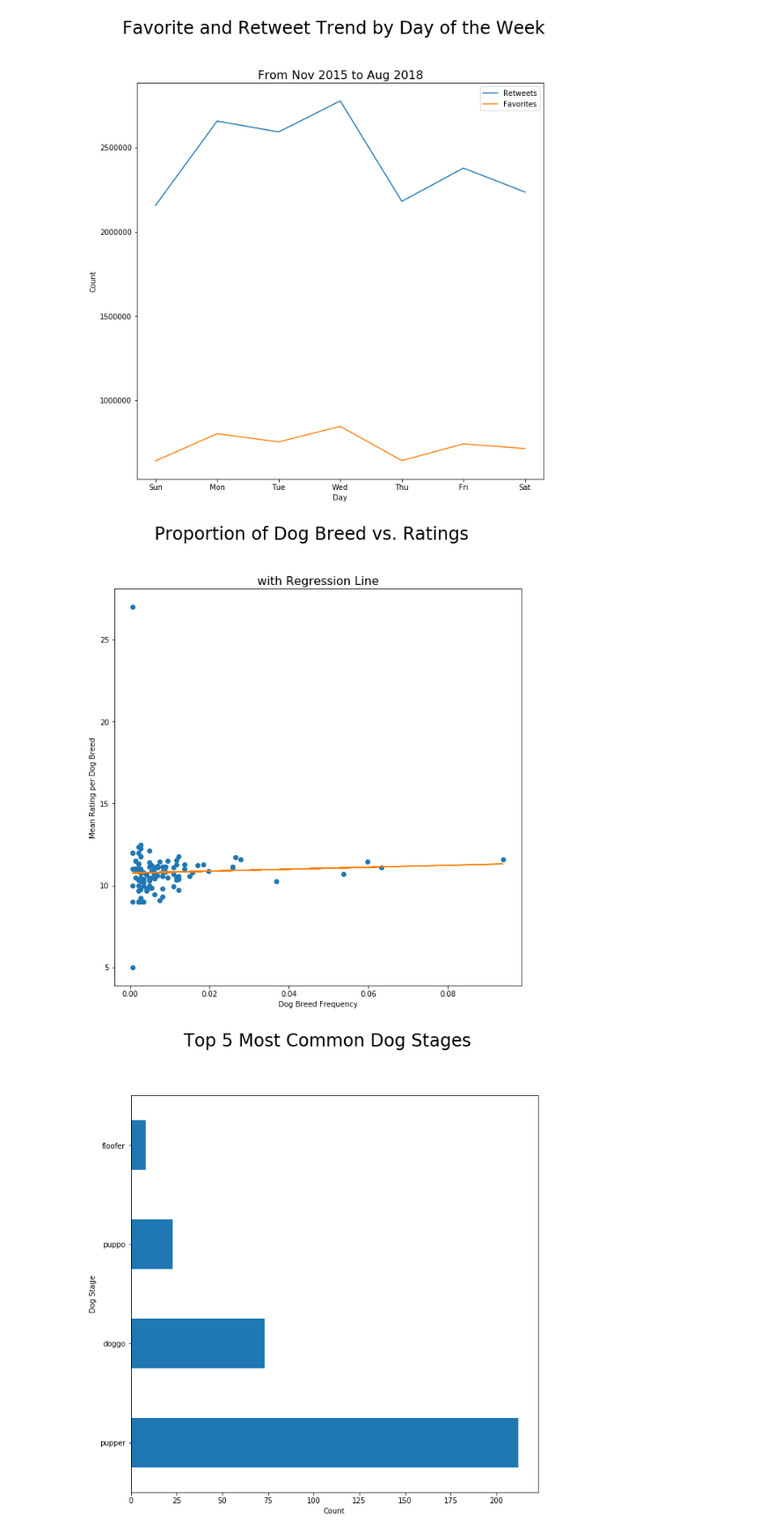
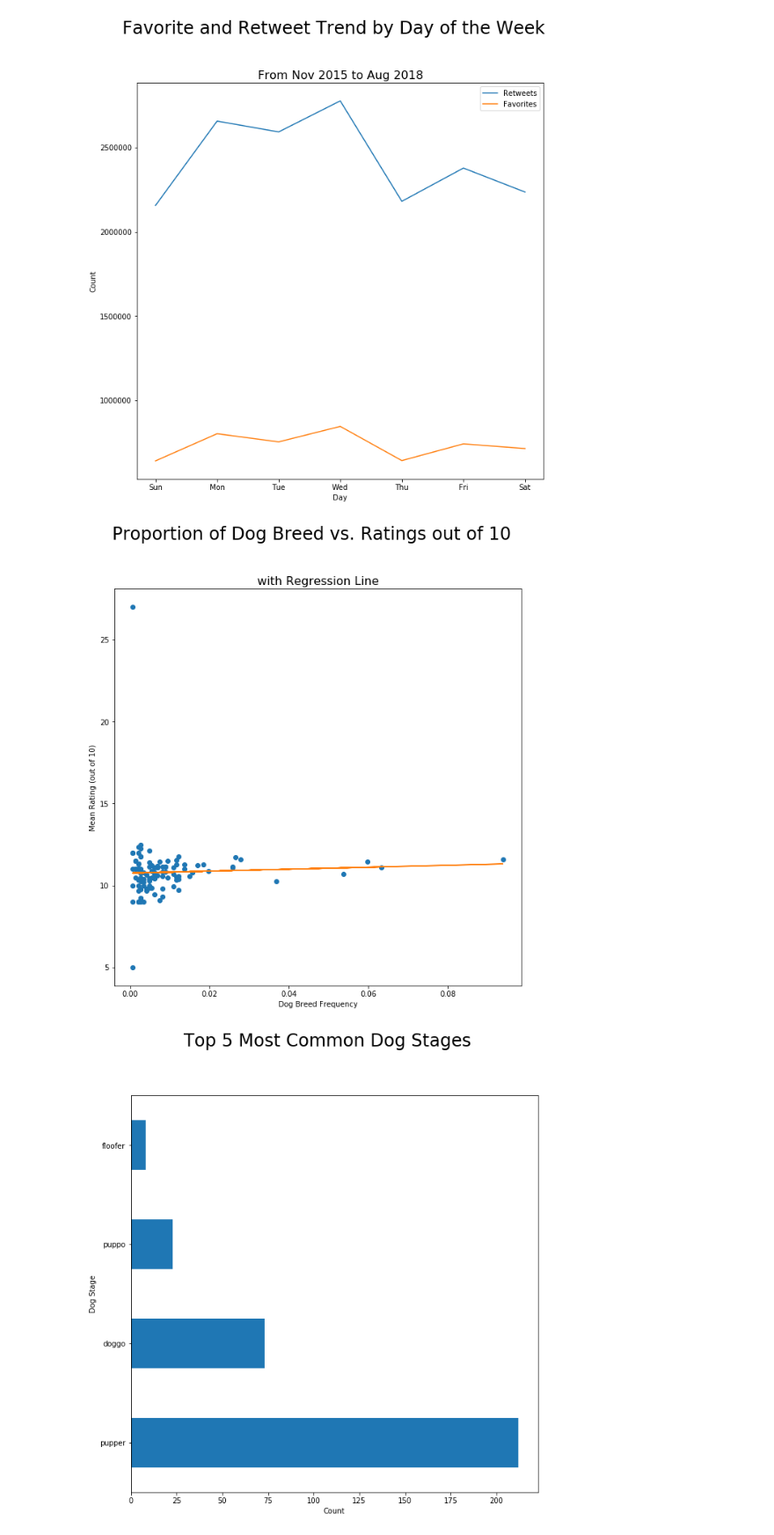
Before and after one commit to aeglon97/Wrangle-Analyze-Twitter-WeRateDogs, a Jupyter notebook: wrangle_act.ipynb, the cells around one changed output. Shown: that part at 88% size. Cells and saved outputs as stored; diff of their text form; code cells hidden in the pictures.

Commit message:
added reports
corrected breed naming convention

```diff
--- a/wrangle_act.ipynb
+++ b/wrangle_act.ipynb
@@ -1250,7 +1263,7 @@ memory usage: 265.8+ KB
 
 **Code**
 # %%
-arc_clean.breed = arc_clean.breed.str.replace('_', ' ').str.lower()
+arc_clean.breed = arc_clean.breed.str.replace('_', ' ')
 # %% [markdown]
 **Test**
 # %%
@@ -1730,13 +1728,13 @@ line = slope * xi +intercept
 # %%
 plt.plot(xi, y, 'o', xi, line);
 plt.xlabel('Dog Breed Frequency')
-plt.ylabel('Mean Rating per Dog Breed');
-plt.suptitle('Proportion of Dog Breed vs. Ratings', fontsize = 24, y = 1);
+plt.ylabel('Mean Rating (out of 10)');
+plt.suptitle('Proportion of Dog Breed vs. Ratings out of 10', fontsize = 24, y = 1);
 plt.title('with Regression Line', fontsize = 16);
 
 plt.savefig('./visuals/breed-ratings')
 # %% [output]
-[figure, old version]
+[figure, new version]
 # %%
 all_counts.plot('barh')
 
```
Also changed, not shown: parts of 23 cells of this notebook, 7 other files.
